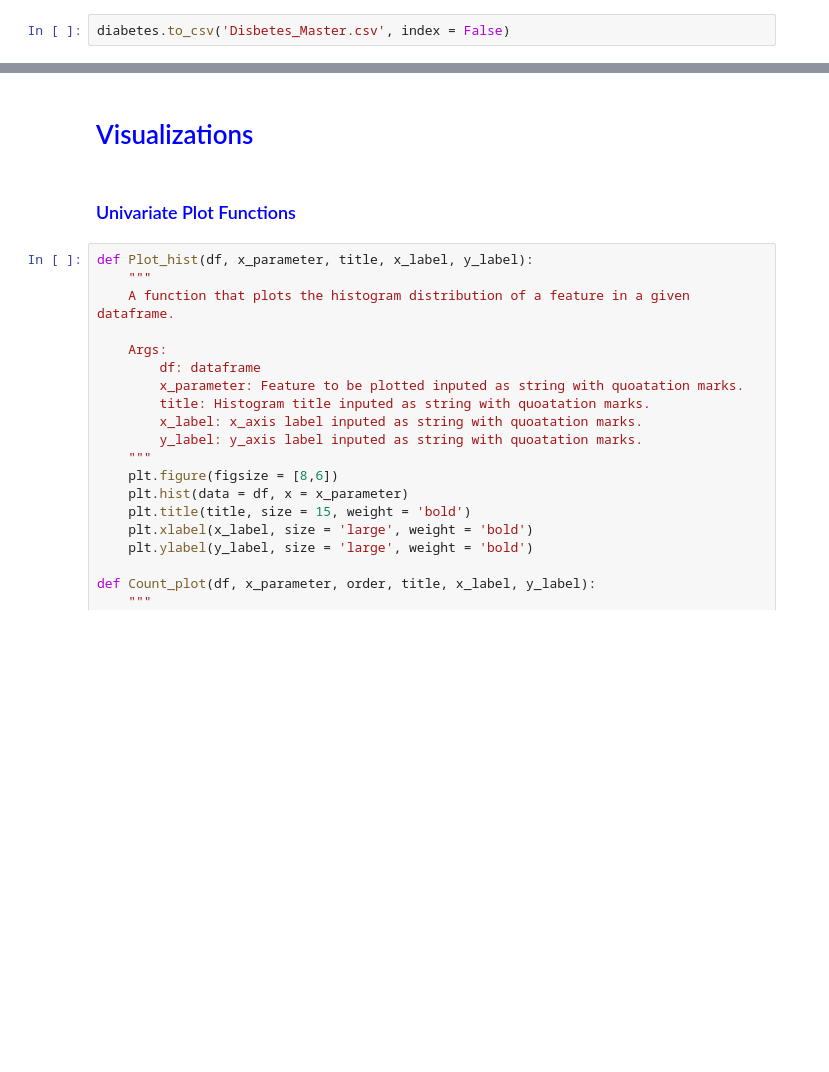
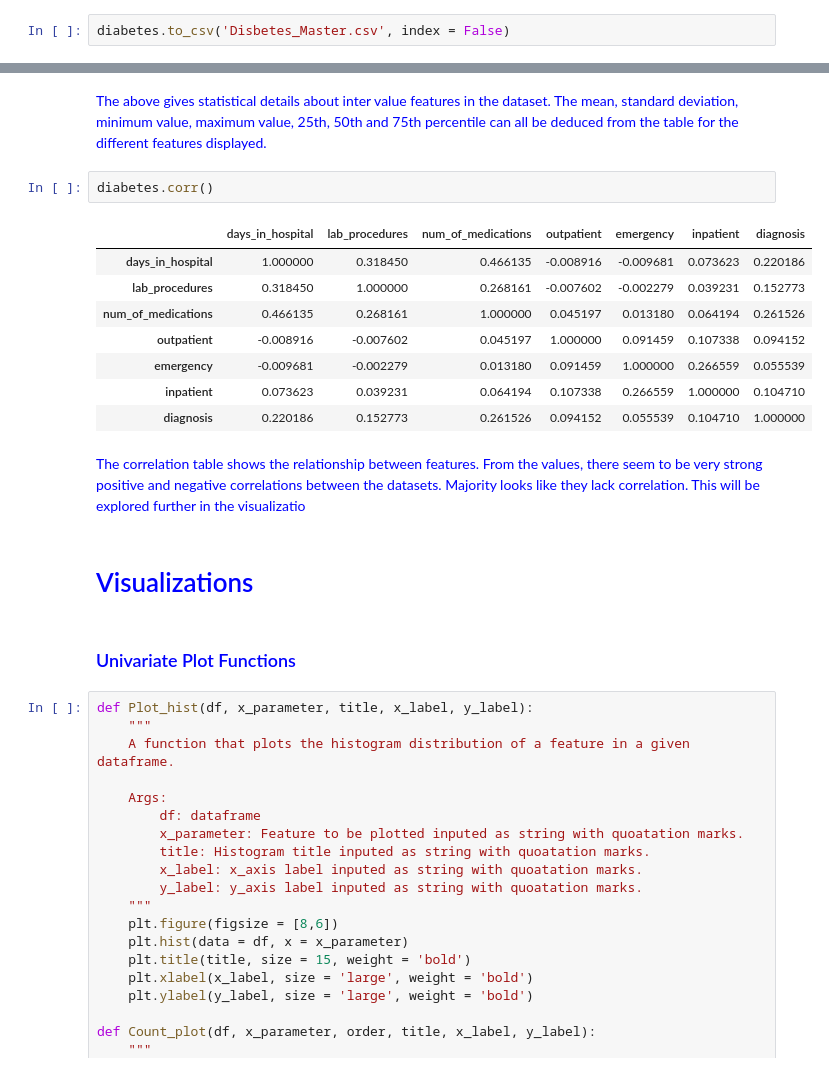
Before and after one commit to Merci93/Diabetes_in_the_US, a Jupyter notebook: US_diabetes_Analysis.ipynb, the cells around one changed output, grey strips where cells are left out. Cells and saved outputs as stored; diff of their text form; blank space fills up the shorter version.

```diff
--- a/US_diabetes_Analysis.ipynb
+++ b/US_diabetes_Analysis.ipynb
@@ -763,7 +777,22 @@ diabetes.to_csv('Disbetes_Master.csv', index = False)
+# %% [markdown]
+<span style = 'color:blue'>The above gives statistical details about inter value features in the dataset. The mean, standard deviation, minimum value, maximum value, 25th, 50th and 75th percentile can all be deduced from the table for the different features displayed.</span>
+# %%
+diabetes.corr()
+# %% [output]
+|  | days_in_hospital | lab_procedures | num_of_medications | outpatient | emergency | inpatient | diagnosis |
+| days_in_hospital | 1.000000 | 0.318450 | 0.466135 | -0.008916 | -0.009681 | 0.073623 | 0.220186 |
+| lab_procedures | 0.318450 | 1.000000 | 0.268161 | -0.007602 | -0.002279 | 0.039231 | 0.152773 |
+| num_of_medications | 0.466135 | 0.268161 | 1.000000 | 0.045197 | 0.013180 | 0.064194 | 0.261526 |
+| outpatient | -0.008916 | -0.007602 | 0.045197 | 1.000000 | 0.091459 | 0.107338 | 0.094152 |
+| emergency | -0.009681 | -0.002279 | 0.013180 | 0.091459 | 1.000000 | 0.266559 | 0.055539 |
+| inpatient | 0.073623 | 0.039231 | 0.064194 | 0.107338 | 0.266559 | 1.000000 | 0.104710 |
+| diagnosis | 0.220186 | 0.152773 | 0.261526 | 0.094152 | 0.055539 | 0.104710 | 1.000000 |
+# %% [markdown]
+<span style = 'color:blue'>The correlation table shows the relationship between features. From the values, there seem to be very strong positive and negative correlations between the datasets. Majority looks like they lack correlation. This will be explored further in the visualizatio
 # %% [markdown]
 # <span style = 'color:blue'> Visualizations</span>
-# %% [markdown]
-### <span style = 'color:blue'> Univariate Plot Functions</span>
+# %% [markdown]
+### <span style = 'color:blue'> Univariate Plot Functions</span>
 # %%
 def Plot_hist(df, x_parameter, title, x_label, y_label):
     """
```
Also changed, not shown: parts of 14 cells of this notebook.
